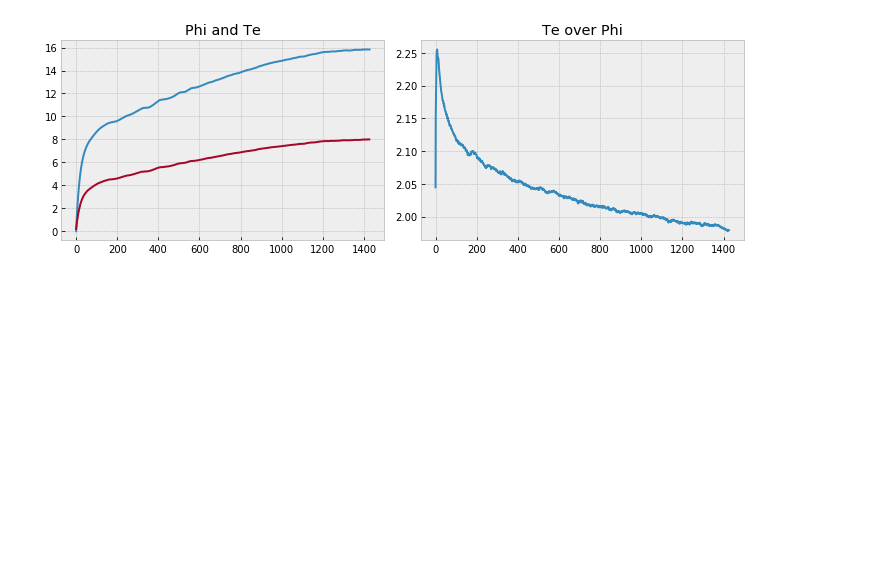
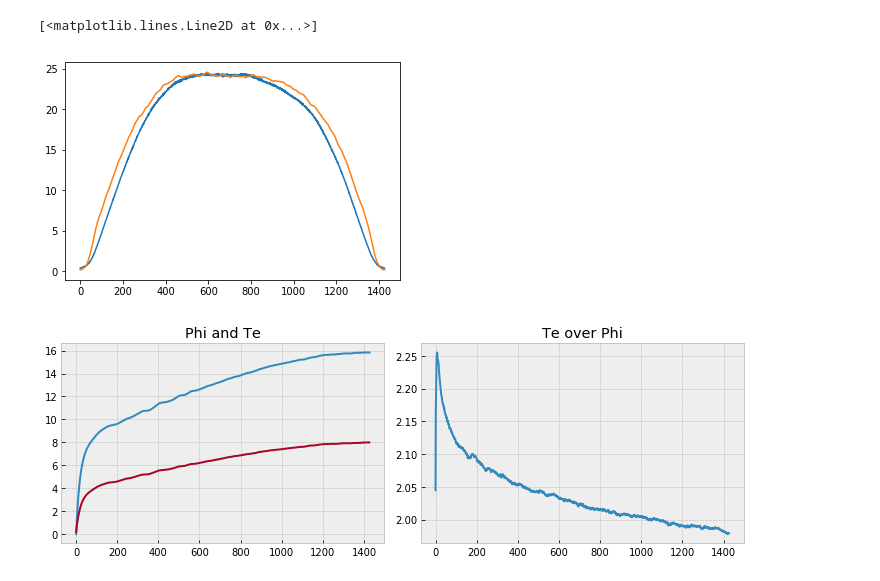
Before and after one commit to antoinetavant/1D_PIC, a Jupyter notebook: Process_1D_PIC.ipynb, the cells around one changed output. Cells and saved outputs as stored; diff of their text form; code cells hidden in the pictures; blank space fills up the shorter version.

```diff
--- a/Process_1D_PIC.ipynb
+++ b/Process_1D_PIC.ipynb
@@ -40,3 +79,13 @@ plt.tight_layout()
+# %%
+plt.plot(Te)
+Nmid = int(len(Te)/2)
+nesmooth = smooth(ne)
+TePoly = Te[Nmid]*nesmooth[Nmid]**(1 - n)/(nesmooth**(1-n))
+
+plt.plot(TePoly)
+# %% [output]
+[<matplotlib.lines.Line2D at 0x...>]
+[figure, added]
 # %%
 Te = meanfield("Te",data)
 phi = meanfield("phi",data)
```
Also changed, not shown: parts of 6 cells of this notebook, 6 other files.
